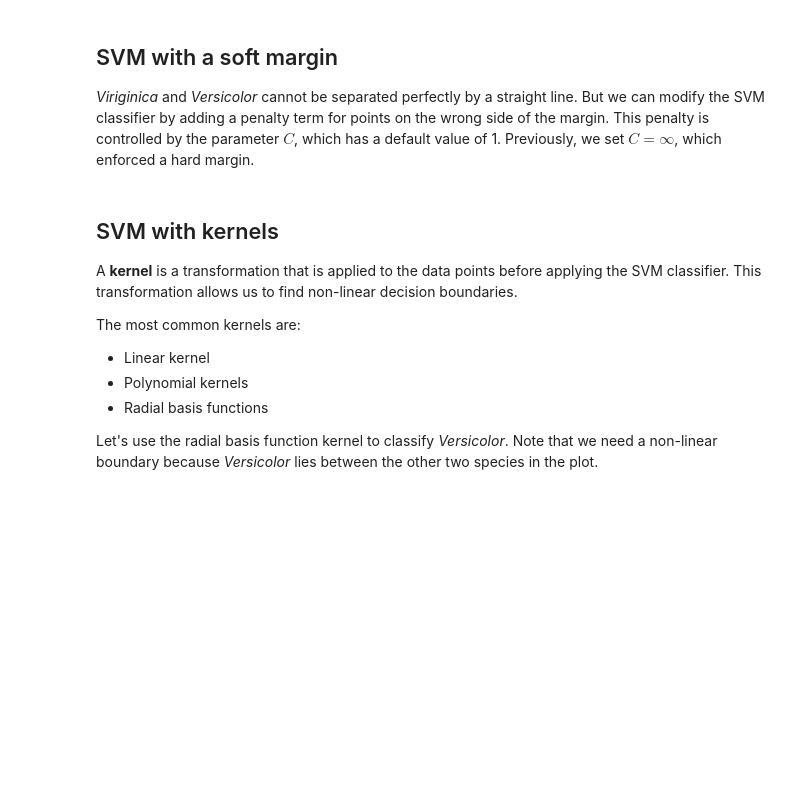
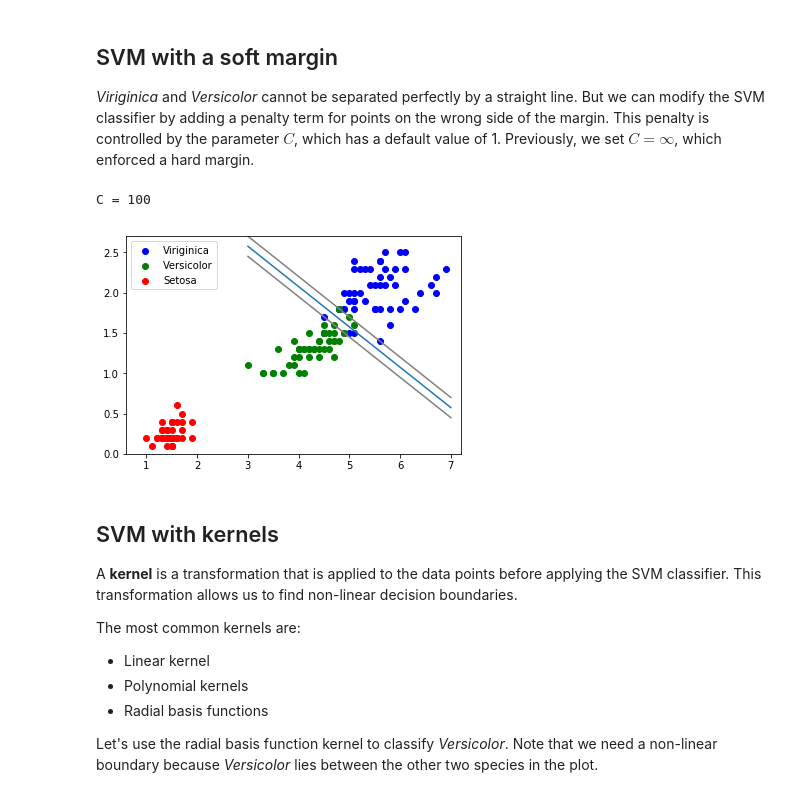
Before and after one commit to Radcliffe/datasci, a Jupyter notebook: svm/Introduction to SVM in Python.ipynb, the cells around one changed output. Cells and saved outputs as stored; diff of their text form; code cells hidden in the pictures; blank space fills up the shorter version.

Commit message:
Add static plot

```diff
--- a/svm/Introduction to SVM in Python.ipynb
+++ b/svm/Introduction to SVM in Python.ipynb
@@ -50,13 +50,13 @@ import matplotlib.pyplot as plt
 
 from sklearn.datasets import load_iris
 iris = load_iris()
-data = pd.DataFrame(iris.data, columns=iris.feature_names)
-X = data[[2, 3]]
-target = iris.target
+data1 = pd.DataFrame(iris.data, columns=iris.feature_names)
+X1 = data1[[2, 3]]
+target1 = iris.target
 
-setosa = X[target == 0]
-versicolor = X[target == 1]
-virginica = X[target == 2]
+setosa = X1[target1 == 0]
+versicolor = X1[target1 == 1]
+virginica = X1[target1 == 2]
 
 plt.scatter(setosa[[0]], setosa[[1]], color='red', label='Setosa')
 plt.scatter(versicolor[[0]], versicolor[[1]], color='green', label='Versicolor')
@@ -69,7 +69,7 @@ We use the SVM classifier to find a separating line with maximum margin. Note th
 # %%
 import numpy as np
 from sklearn import svm
-svc = svm.SVC(kernel='linear', C=np.inf).fit(X, target > 0)
+svc = svm.SVC(kernel='linear', C=np.inf).fit(X1, target1 > 0)
 
 w1, w2 = svc.coef_[0]
 b = svc.intercept_[0]
@@ -96,27 +96,32 @@ plt.legend()
 # %%
 from ipywidgets import interact
 
 def example(C):
-    svc = svm.SVC(kernel='linear', C=C).fit(X, target == 2)
+    svc = svm.SVC(kernel='linear', C=C).fit(X1, target1 == 2)
 
     w1, w2 = svc.coef_[0]
     b = svc.intercept_[0]
     xs = np.array([3, 7])
     ys = -(b + w1 * xs) / w2
 
     plt.scatter(virginica[[0]], virginica[[1]], color='blue', label='Viriginica')
     plt.scatter(versicolor[[0]], versicolor[[1]], color='green', label='Versicolor')
     plt.scatter(setosa[[0]], setosa[[1]], color='red', label='Setosa')
 
     plt.plot(xs, ys)
     plt.plot(xs, ys + 1/w2, color='grey')
     plt.plot(xs, ys - 1/w2, color='grey')
     plt.ylim(0, 2.7)
     plt.xlim(0.6, 7.2)
     plt.legend()
     plt.show()
 
 _ = interact(example, C=(1, 10))
+print('C = 100')
+example(100)
+# %% [output]
+C = 100
+[figure, added]
 # %% [markdown]
 ## SVM with kernels
 
```
Also changed, not shown: parts of 6 cells of this notebook.
